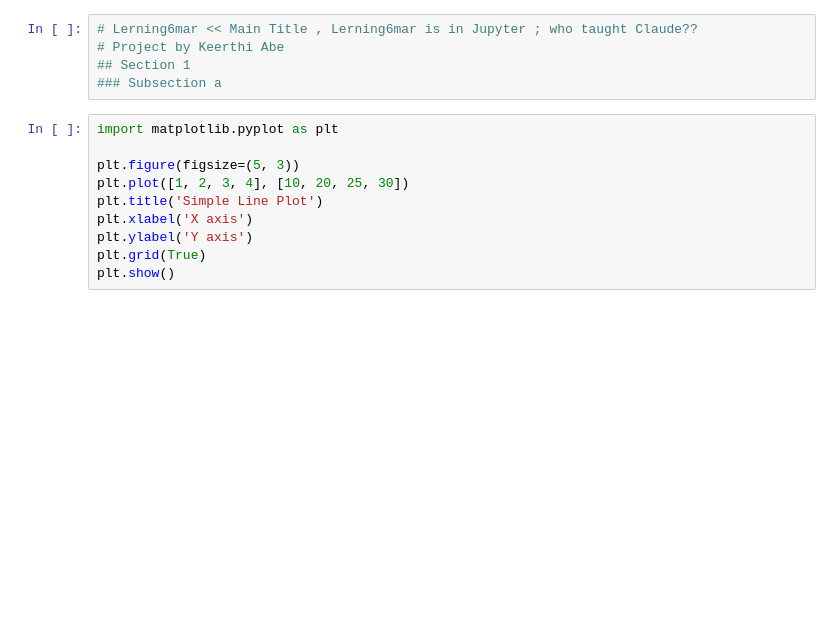
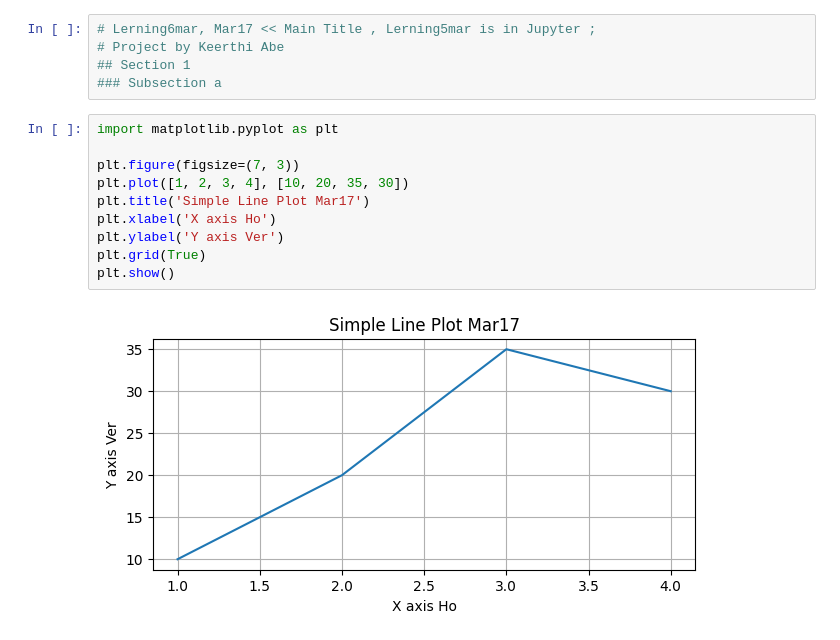
Before and after one commit to keerthisl/Oceanographic-Analysis-Projects, a Jupyter notebook: Lerning6mar_on_colab5mar_is_in_Jypyter.ipynb, the cells around one changed output. Saved outputs shown, nothing was run; the diff lists cells and outputs as text; blank space fills up the shorter version.

```diff
--- a/Lerning6mar_on_colab5mar_is_in_Jypyter.ipynb
+++ b/Lerning6mar_on_colab5mar_is_in_Jypyter.ipynb
@@ -1,20 +1,22 @@
 # %% [markdown]
 <a href="https://colab.research.google.com/github/keerthisl/Oceanographic-Analysis-Projects/blob/Master/Lerning6mar_on_colab5mar_is_in_Jypyter.ipynb" target="_parent"><img src="https://colab.research.google.com/assets/colab-badge.svg" alt="Open In Colab"/></a>
 # %%
-# Lerning6mar << Main Title , Lerning6mar is in Jupyter ; who taught Claude??
+# Lerning6mar, Mar17 << Main Title , Lerning5mar is in Jupyter ;
 # Project by Keerthi Abe
 ## Section 1
 ### Subsection a
 # %%
 import matplotlib.pyplot as plt
 
-plt.figure(figsize=(5, 3))
-plt.plot([1, 2, 3, 4], [10, 20, 25, 30])
-plt.title('Simple Line Plot')
-plt.xlabel('X axis')
-plt.ylabel('Y axis')
+plt.figure(figsize=(7, 3))
+plt.plot([1, 2, 3, 4], [10, 20, 35, 30])
+plt.title('Simple Line Plot Mar17')
+plt.xlabel('X axis Ho')
+plt.ylabel('Y axis Ver')
 plt.grid(True)
 plt.show()
+# %% [output]
+[figure, added]
 # %%
 import seaborn as sns
 
```
Also changed, not shown: parts of 12 cells of this notebook.
